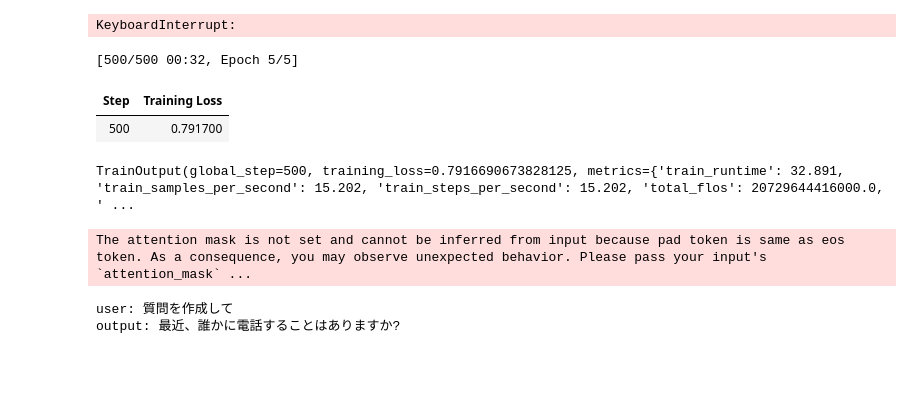
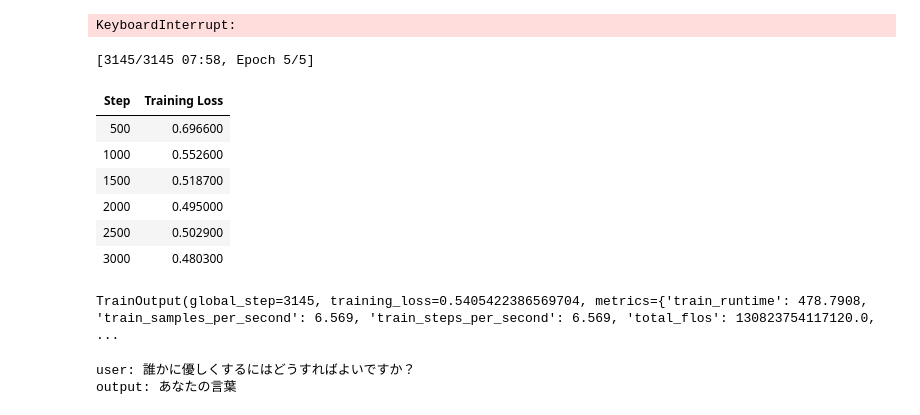
Before and after one commit to KouFukuta/25GE, a Jupyter notebook: FineTuning.ipynb, the cells around one changed output. Cells and saved outputs as stored; diff of their text form; code cells hidden in the pictures; blank space fills up the shorter version.

```diff
--- a/FineTuning.ipynb
+++ b/FineTuning.ipynb
@@ -217,9 +217,12 @@ KeyboardInterrupt:
 import torch
 from transformers import AutoModelForCausalLM, AutoTokenizer
 
-model_name = "cyberagent/open-calm-small"
-model = AutoModelForCausalLM.from_pretrained(model_name,
-                  torch_dtype=torch.float32)
+model_name = "./tunedModels/firstModel/checkpoint-500"
+model = AutoModelForCausalLM.from_pretrained(
+    model_name,
+    torch_dtype=torch.bfloat16,
+    )
+
 tokenizer = AutoTokenizer.from_pretrained(model_name)
 
 #----------------------------------
@@ -227,7 +230,7 @@ tokenizer = AutoTokenizer.from_pretrained(model_name)
 #----------------------------------
 
 import datasets
-query = datasets.load_dataset("json", data_files="./trainData/mixed_questions_100.json")
+query = datasets.load_dataset("json", data_files="./chatLog/prototype.json")
 
 #----------------------------------
 #  �e���v���[�g
@@ -252,14 +255,18 @@ template = {
 #------------------------------------------
 
 datalist = []
-for i in range(len(query['train'])):
-    d = query['train'][i]
-    if (d['input'] == ''):
+for d in query['train']:
+    if 'instruction' not in d or 'output' not in d:
+        continue
+    input_text = d.get('input', None)
+    if input_text in [None, '']:  # input がない、または空文字
         ptext = template['wo_input'].format_map(d)
     else:
+        d = {**d, 'input': input_text}  # 念のため補完しておく
         ptext = template['w_input'].format_map(d)
-    if (len(ptext) < 1500):
+    if len(ptext) < 1500:
         datalist.append(ptext)
+
 
 #------------------------------------------
 #  train_dataset �̍\�z
@@ -281,43 +288,48 @@ class MyDataset(Dataset):
     def __getitem__(self, idx):
         return self.features[idx]
 
 train_dataset = MyDataset(datalist, tokenizer)
 
 #------------------------------------------
 #  Trainer �̐ݒ�Ɗw�K�̎��s
 #------------------------------------------
 
 from transformers import Trainer, TrainingArguments
 from transformers import DataCollatorForLanguageModeling
 
 collator = DataCollatorForLanguageModeling(tokenizer, mlm=False)
 
 training_args = TrainingArguments(
-    output_dir='./tunedModels/firstModel',
+    output_dir='./tunedModels/prototype',
     num_train_epochs=5,
     save_steps=2000,
     per_device_train_batch_size=1
 )
 
 trainer = Trainer(
     model=model,
     data_collator=collator,
     args=training_args,
     train_dataset=train_dataset
 )
 
 trainer.train()
 # %% [output]
-[500/500 00:32, Epoch 5/5]
+[3145/3145 07:58, Epoch 5/5]
 | Step | Training Loss |
-| 500 | 0.791700 |
+| 500 | 0.696600 |
+| 1000 | 0.552600 |
+| 1500 | 0.518700 |
+| 2000 | 0.495000 |
+| 2500 | 0.502900 |
+| 3000 | 0.480300 |
-TrainOutput(global_step=500, training_loss=0.7916690673828125, metrics={'train_runtime': 32.891, 'train_samples_per_second': 15.202, 'train_steps_per_second': 15.202, 'total_flos': 20729644416000.0, ' ...
+TrainOutput(global_step=3145, training_loss=0.5405422386569704, metrics={'train_runtime': 478.7908, 'train_samples_per_second': 6.569, 'train_steps_per_second': 6.569, 'total_flos': 130823754117120.0, ...
 # %%
 import torch
 from transformers import AutoModelForCausalLM, AutoTokenizer
 
 model = AutoModelForCausalLM.from_pretrained(
-    "./tunedModels/firstModel/checkpoint-500"
+    "./tunedModels/prototype/checkpoint-3145"
 )
 tokenizer = AutoTokenizer.from_pretrained(
     "cyberagent/open-calm-small"
@@ -330,6 +342,7 @@ template = {
         "### 入力:\n{input}\n\n"
         "### 応答:\n{output}"
     ),
+
     "wo_input": (
         "以下はタスクを記述した指示と入力です。入力はタスクで参照されている文章です。指示を適切に満たす応答を書きなさい。\n\n"
         "### 指示:\n{instruction}\n\n"
@@ -338,7 +351,7 @@ template = {
 }
 
 d = {}
-d['instruction'] = "質問を作成して"
+d['instruction'] = "誰かに優しくするにはどうすればよいですか？"
 d['output'] = ""
 
 ptext = template['wo_input'].format_map(d)
@@ -351,7 +364,7 @@ start_pos = len(input[0])
 with torch.no_grad():
     tokens = model.generate(
         input,
-        max_new_tokens=64,
+        max_new_tokens=128,
         do_sample=True,
         pad_token_id=tokenizer.eos_token_id,
         temperature=0.7,
@@ -363,6 +376,5 @@ output = tokenizer.decode(tokens[0][start_pos:], skip_special_tokens=True)
 print("user: " + d['instruction'])
 print("output: " + output)
 # %% [output]
-The attention mask is not set and cannot be inferred from input because pad token is same as eos token. As a consequence, you may observe unexpected behavior. Please pass your input's `attention_mask` ...
+user: 誰かに優しくするにはどうすればよいですか？
+output: あなたの言葉
-user: 質問を作成して
-output: 最近、誰かに電話することはありますか?
```
Also changed, not shown: 9 other files.
